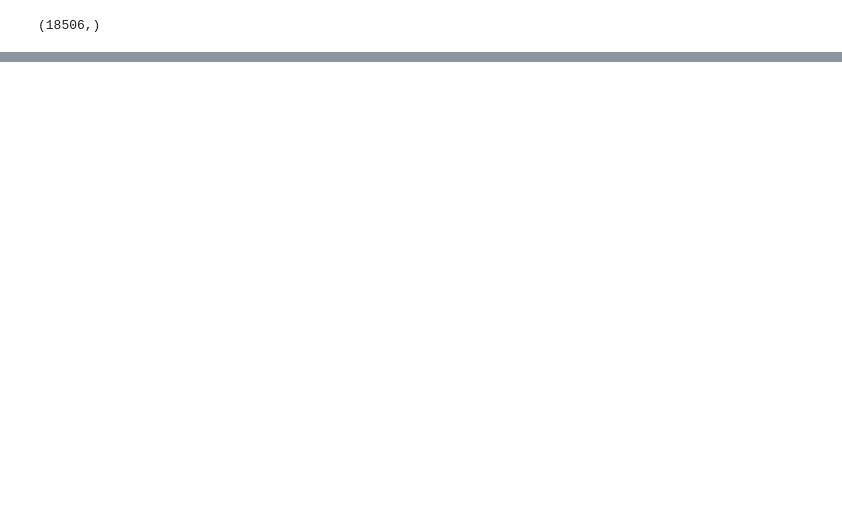
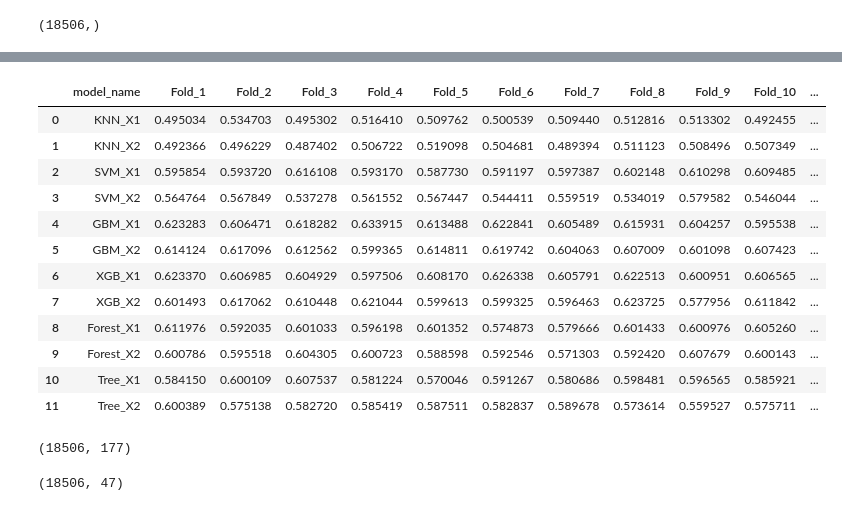
Before and after one commit to Njaramba-Riri/expenditure-prediction, a Jupyter notebook: Models/Joint.ipynb, the cells around one changed output, grey strips where cells are left out. Saved outputs shown, nothing was run; the diff lists cells and outputs as text; code cells hidden in the pictures; blank space fills up the shorter version.

```diff
--- a/Models/Joint.ipynb
+++ b/Models/Joint.ipynb
@@ -118,0 +127,27 @@ Model: XGB_X1......
+# %%
+models_df=pd.DataFrame(all_models)
+models_df.dropna(axis=1, inplace=True)
+models_df['av_score']=models_df.loc[:,"Fold_1":"Fold_10"].sum(axis=1)*100/10
+models_df
+# %% [output]
+|  | model_name | Fold_1 | Fold_2 | Fold_3 | Fold_4 | Fold_5 | Fold_6 | Fold_7 | Fold_8 | Fold_9 | Fold_10 | ... |
+| 0 | KNN_X1 | 0.495034 | 0.534703 | 0.495302 | 0.516410 | 0.509762 | 0.500539 | 0.509440 | 0.512816 | 0.513302 | 0.492455 | ... |
+| 1 | KNN_X2 | 0.492366 | 0.496229 | 0.487402 | 0.506722 | 0.519098 | 0.504681 | 0.489394 | 0.511123 | 0.508496 | 0.507349 | ... |
+| 2 | SVM_X1 | 0.595854 | 0.593720 | 0.616108 | 0.593170 | 0.587730 | 0.591197 | 0.597387 | 0.602148 | 0.610298 | 0.609485 | ... |
+| 3 | SVM_X2 | 0.564764 | 0.567849 | 0.537278 | 0.561552 | 0.567447 | 0.544411 | 0.559519 | 0.534019 | 0.579582 | 0.546044 | ... |
+| 4 | GBM_X1 | 0.623283 | 0.606471 | 0.618282 | 0.633915 | 0.613488 | 0.622841 | 0.605489 | 0.615931 | 0.604257 | 0.595538 | ... |
+| 5 | GBM_X2 | 0.614124 | 0.617096 | 0.612562 | 0.599365 | 0.614811 | 0.619742 | 0.604063 | 0.607009 | 0.601098 | 0.607423 | ... |
+| 6 | XGB_X1 | 0.623370 | 0.606985 | 0.604929 | 0.597506 | 0.608170 | 0.626338 | 0.605791 | 0.622513 | 0.600951 | 0.606565 | ... |
+| 7 | XGB_X2 | 0.601493 | 0.617062 | 0.610448 | 0.621044 | 0.599613 | 0.599325 | 0.596463 | 0.623725 | 0.577956 | 0.611842 | ... |
+| 8 | Forest_X1 | 0.611976 | 0.592035 | 0.601033 | 0.596198 | 0.601352 | 0.574873 | 0.579666 | 0.601433 | 0.600976 | 0.605260 | ... |
+| 9 | Forest_X2 | 0.600786 | 0.595518 | 0.604305 | 0.600723 | 0.588598 | 0.592546 | 0.571303 | 0.592420 | 0.607679 | 0.600143 | ... |
+| 10 | Tree_X1 | 0.584150 | 0.600109 | 0.607537 | 0.581224 | 0.570046 | 0.591267 | 0.580686 | 0.598481 | 0.596565 | 0.585921 | ... |
+| 11 | Tree_X2 | 0.600389 | 0.575138 | 0.582720 | 0.585419 | 0.587511 | 0.582837 | 0.589678 | 0.573614 | 0.559527 | 0.575711 | ... |
+# %%
+X1.shape
+# %% [output]
+(18506, 177)
+# %%
+X2.shape
+# %% [output]
+(18506, 47)
```
Also changed, not shown: parts of 7 cells of this notebook, 2 other files.
